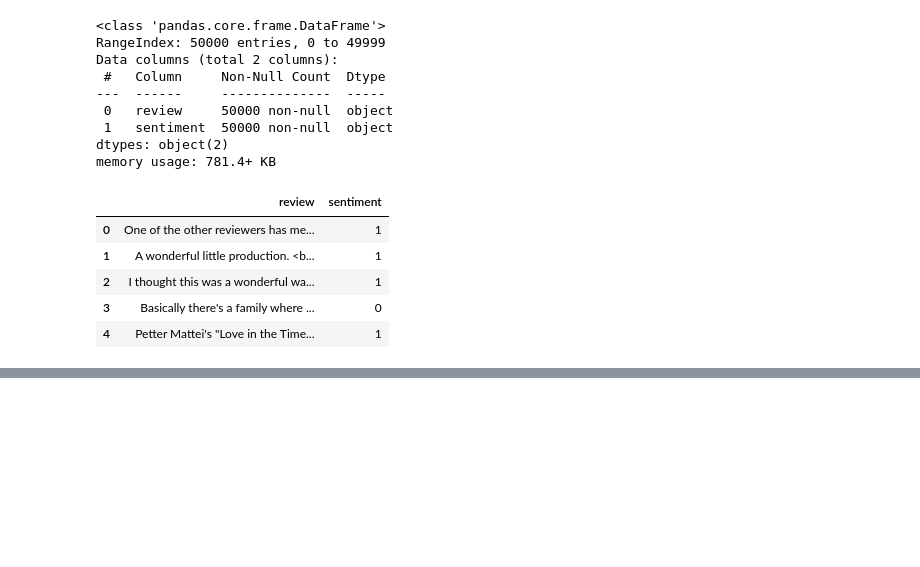
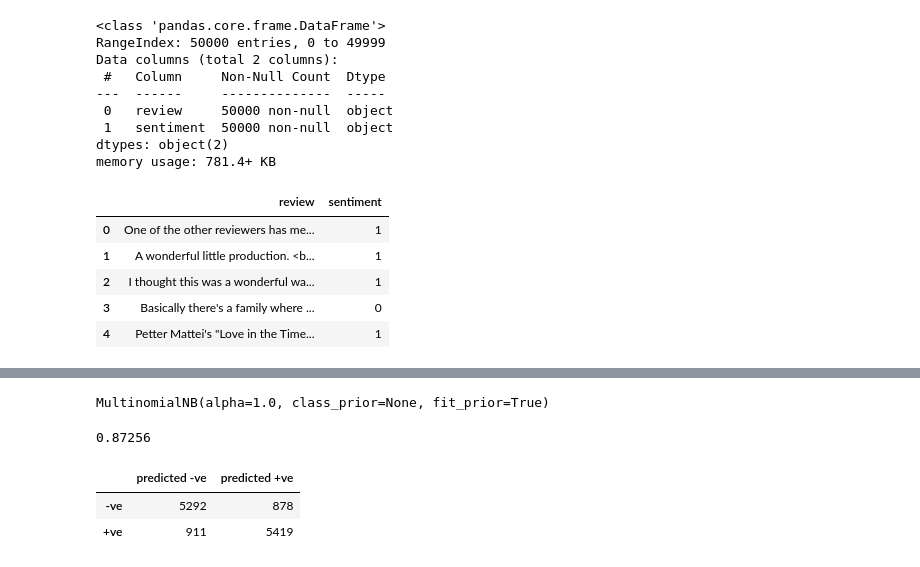
Before and after one commit to HeptaDecane/LP2_SEM7, a Jupyter notebook: A04/notebook.ipynb, the cells around one changed output, grey strips where cells are left out. Saved outputs shown, nothing was run; the diff lists cells and outputs as text; code cells hidden in the pictures; blank space fills up the shorter version.

```diff
--- a/A04/notebook.ipynb
+++ b/A04/notebook.ipynb
@@ -65,0 +98,11 @@ print(allStopword)
+# %%
+x = df['review']
+y = df['sentiment']
+x_train, x_test, y_train, y_test = train_test_split(x,y,test_size=0.25,random_state=73)
+# %%
+from sklearn.feature_extraction.text import TfidfVectorizer
+vectorizer = TfidfVectorizer(max_features=10000)
+
+vectorizer.fit(df['review'])
+x_train = vectorizer.transform(x_train)
+x_test = vectorizer.transform(x_test)
@@ -65,0 +153,19 @@ print(allStopword)
+# %%
+model = MultinomialNB()
+model.fit(x_train,y_train)
+# %% [output]
+MultinomialNB(alpha=1.0, class_prior=None, fit_prior=True)
+# %%
+model.score(x_train,y_train)
+# %% [output]
+0.87256
+# %%
+test_set_prediction = model.predict(x_test)
+# %%
+matrix = metrics.confusion_matrix(y_test,test_set_prediction)
+matrix_df = pd.DataFrame(data=matrix,index=['-ve','+ve'],columns=['predicted -ve','predicted +ve'])
+matrix_df
+# %% [output]
+|  | predicted -ve | predicted +ve |
+| -ve | 5292 | 878 |
+| +ve | 911 | 5419 |
```
Also changed, not shown: parts of 11 cells of this notebook.
